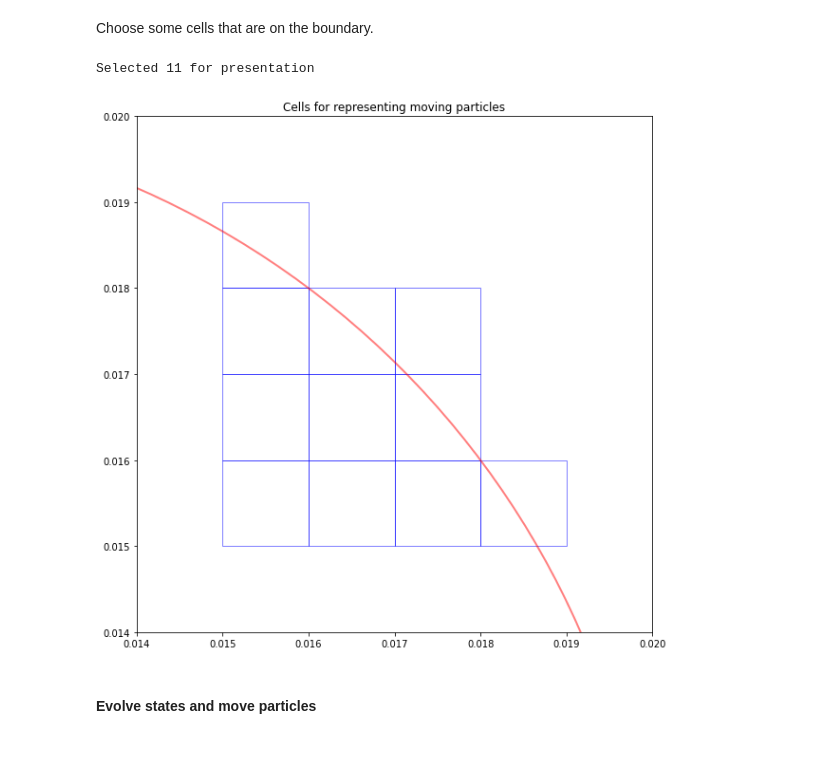
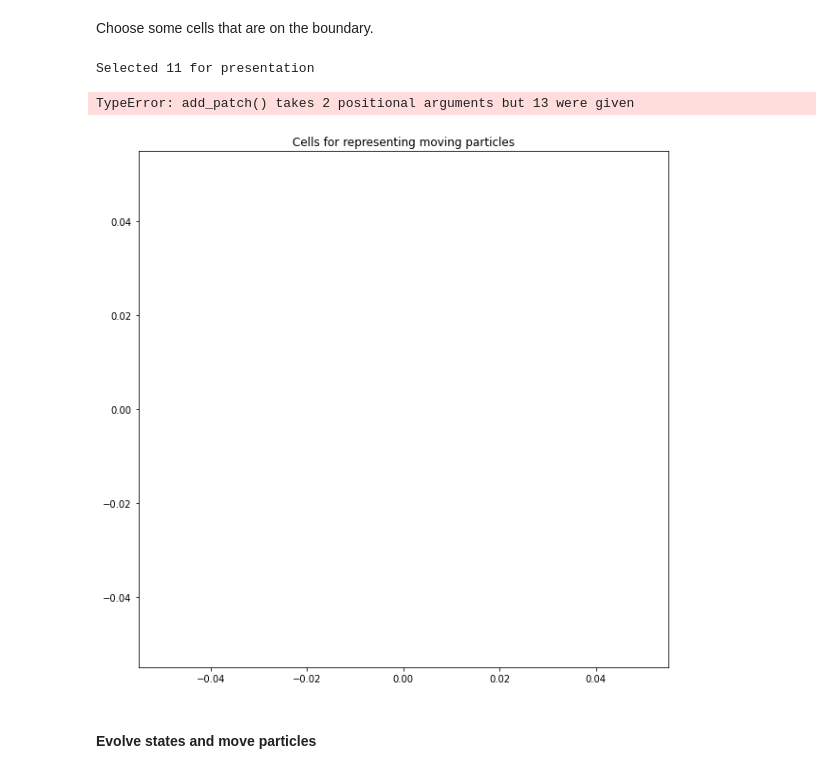
Before and after one commit to GinkoBalboa/parfis, a Jupyter notebook: doc/sphinx/source/demo_files/move_cylindrical_demo.ipynb, the cells around one changed output. Cells and saved outputs as stored; diff of their text form; code cells hidden in the pictures.

```diff
--- a/doc/sphinx/source/demo_files/move_cylindrical_demo.ipynb
+++ b/doc/sphinx/source/demo_files/move_cylindrical_demo.ipynb
@@ -52,39 +53,47 @@ for i in xRange:
             cellIdRange.append(cellId)
 print(f"Selected {len(cellIdRange)} for presentation")
 
+# Save grid patches for later drawings
+
 # Draw the cells
 fig, axGrid = plt.subplots(figsize=(10, 10))
 axGrid.set_title("Cells for representing moving particles")
 axGrid.plot()
+
+gridPatches = []
 for cellId in cellIdRange:
     pos = ptrSimData[0].cellVec.ptr[cellId].pos
-    axGrid.add_patch(
+    gridPatches.append (
         patches.Rectangle(
             (cellSize.x*pos.x, cellSize.y*pos.y),
             cellSize.x, cellSize.y,
             edgecolor = 'blue',
             alpha = 0.5,
             fill=False
         )
     )
 # Draw the geometry bound
-axGrid.add_patch(
+gridPatches.append (
 patches.Circle(
     (geoSize.x*0.5, geoSize.y*0.5),
     radius=geoSize.x*0.5,
     lw = 2,
     edgecolor = 'red',
     alpha = 0.5,
     fill=False
     )
 )
+
+for i in range(len(gridPatches)):
+    axGrid.add_patch(copy(gridPatches[i]))
 axGrid.set_xlim((xRange[0] - 1)*cellSize.x, (xRange[-1] + 1)*cellSize.x)
 axGrid.set_ylim((yRange[0] - 1)*cellSize.y, (yRange[-1] + 1)*cellSize.y)
 axGrid.set_aspect('equal')
 plt.show()
 # %% [output]
 Selected 11 for presentation
+TypeError: add_patch() takes 2 positional arguments but 13 were given
-[figure, old version]
+[figure, new version]
 # %% [markdown]
 #### Evolve states and move particles
 # %%
```
Also changed, not shown: parts of 2 cells of this notebook, 7 other files.
